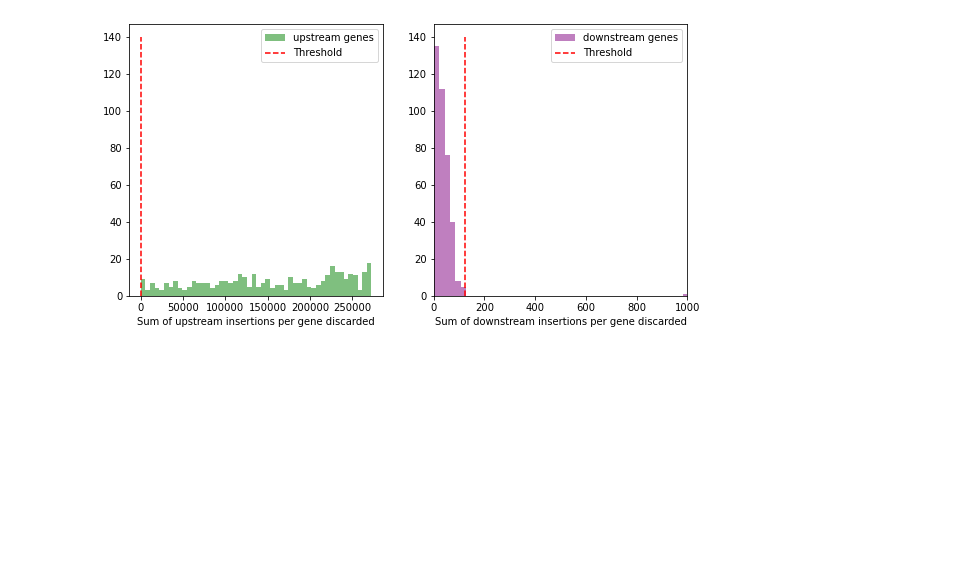
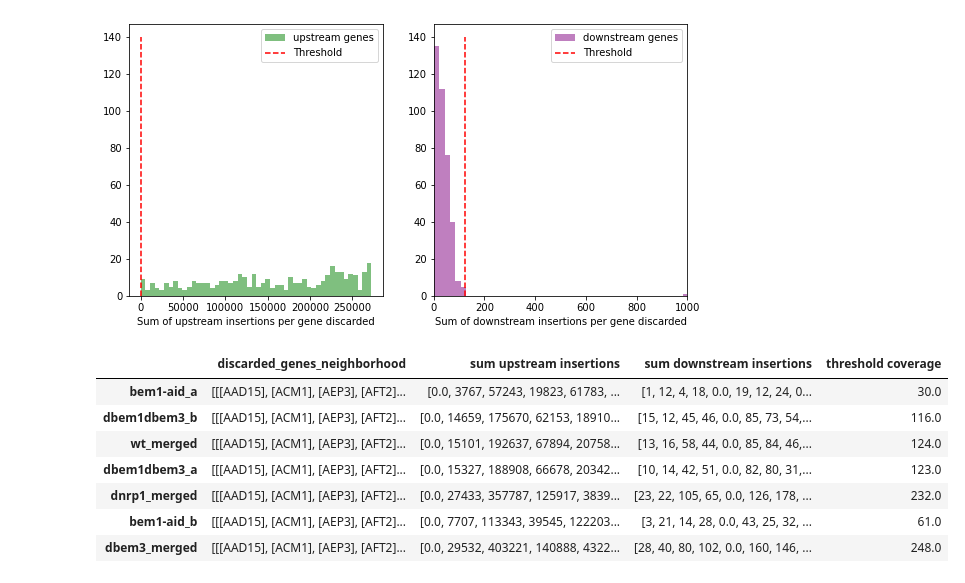
Before and after one commit to SATAY-LL/comparative-analysis-among-strains, a Jupyter notebook: src/transposons_outside_genes_refactor.ipynb, the cells around one changed output. Cells and saved outputs as stored; diff of their text form; code cells hidden in the pictures; blank space fills up the shorter version.

```diff
--- a/src/transposons_outside_genes_refactor.ipynb
+++ b/src/transposons_outside_genes_refactor.ipynb
@@ -193,0 +194,13 @@ for background in keys:
+# %%
+genes_out_by_neighborhood_pd=pd.DataFrame.from_dict(genes_out_by_neighborhood)
+
+genes_out_by_neighborhood_pd
+# %% [output]
+|  | discarded_genes_neighborhood | sum upstream insertions | sum downstream insertions | threshold coverage |
+| bem1-aid_a | [[[AAD15], [ACM1], [AEP3], [AFT2]... | [0.0, 3767, 57243, 19823, 61783, ... | [1, 12, 4, 18, 0.0, 19, 12, 24, 0... | 30.0 |
+| dbem1dbem3_b | [[[AAD15], [ACM1], [AEP3], [AFT2]... | [0.0, 14659, 175670, 62153, 18910... | [15, 12, 45, 46, 0.0, 85, 73, 54,... | 116.0 |
+| wt_merged | [[[AAD15], [ACM1], [AEP3], [AFT2]... | [0.0, 15101, 192637, 67894, 20758... | [13, 16, 58, 44, 0.0, 85, 84, 46,... | 124.0 |
+| dbem1dbem3_a | [[[AAD15], [ACM1], [AEP3], [AFT2]... | [0.0, 15327, 188908, 66678, 20342... | [10, 14, 42, 51, 0.0, 82, 80, 31,... | 123.0 |
+| dnrp1_merged | [[[AAD15], [ACM1], [AEP3], [AFT2]... | [0.0, 27433, 357787, 125917, 3839... | [23, 22, 105, 65, 0.0, 126, 178, ... | 232.0 |
+| bem1-aid_b | [[[AAD15], [ACM1], [AEP3], [AFT2]... | [0.0, 7707, 113343, 39545, 122203... | [3, 21, 14, 28, 0.0, 43, 25, 32, ... | 61.0 |
+| dbem3_merged | [[[AAD15], [ACM1], [AEP3], [AFT2]... | [0.0, 29532, 403221, 140888, 4322... | [28, 40, 80, 102, 0.0, 160, 146, ... | 248.0 |
```
Also changed, not shown: parts of 6 cells of this notebook.
